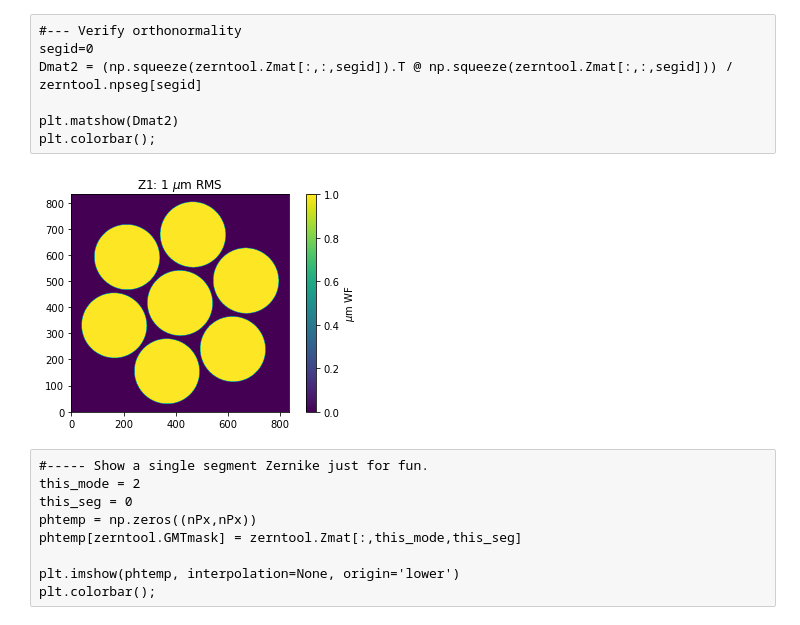
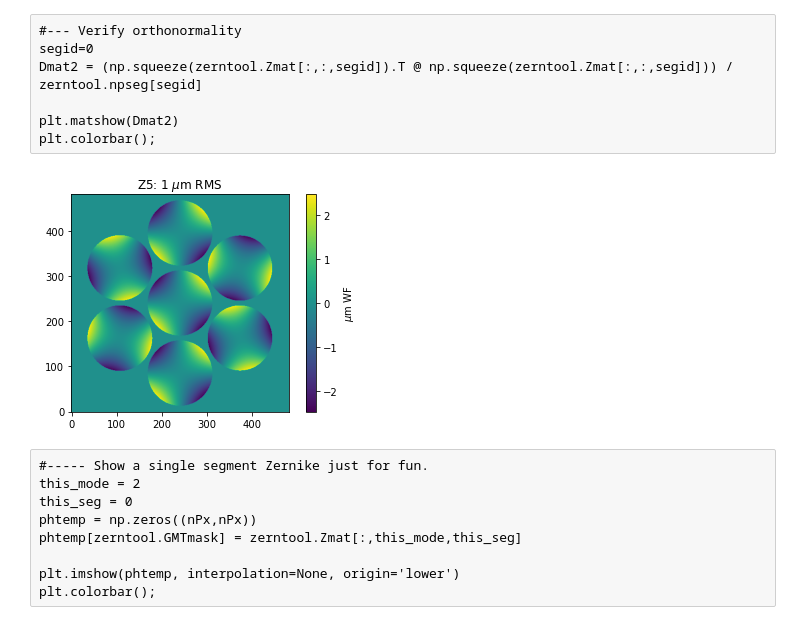
Before and after one commit to fquiros/CEO, a Jupyter notebook: python/ceo/wfpt/WFPT_segment_zernikes_v1.ipynb, the cells around one changed output. Saved outputs shown, nothing was run; the diff lists cells and outputs as text; code cells hidden in the pictures.

```diff
--- a/python/ceo/wfpt/WFPT_segment_zernikes_v1.ipynb
+++ b/python/ceo/wfpt/WFPT_segment_zernikes_v1.ipynb
@@ -25,7 +25,7 @@ from ceo import wfpt_visulib, wfpt_zernike_modes_creation
 # %%
 M2_baffle_diam=0.0 # 3.6  # size of M2 baffle
 project_truss_onaxis=False # simulate truss shadows over central segment
-path = 'SH'
+path = 'DFS'
 zerntool = wfpt_zernike_modes_creation(M2_baffle_diam=M2_baffle_diam,
                                 project_truss_onaxis=project_truss_onaxis, path=path)
 nPx = zerntool.src._nPx
@@ -68,16 +77,16 @@ plt.matshow(Dmat2)
 plt.colorbar();
 # %%
 #----- Show a segment Zernike just for fun on every segment.
-this_mode = 0
+this_mode = 4
 phtemp = np.zeros((nPx,nPx))
 for this_seg in range(7):
     phtemp[zerntool.GMTmask] += zerntool.Zmat[:,this_mode,this_seg]
 
 plt.imshow(phtemp, interpolation=None, origin='lower')
 plt.colorbar(label='$\mu$m WF')
 plt.title('Z%d: 1 $\mu$m RMS'%(this_mode+1));
 # %% [output]
-[figure, old version]
+[figure, new version]
 # %% [raw]
 #----- Show a single segment Zernike just for fun.
 this_mode = 2
```
Also changed, not shown: parts of 19 cells of this notebook, 1 other file.
